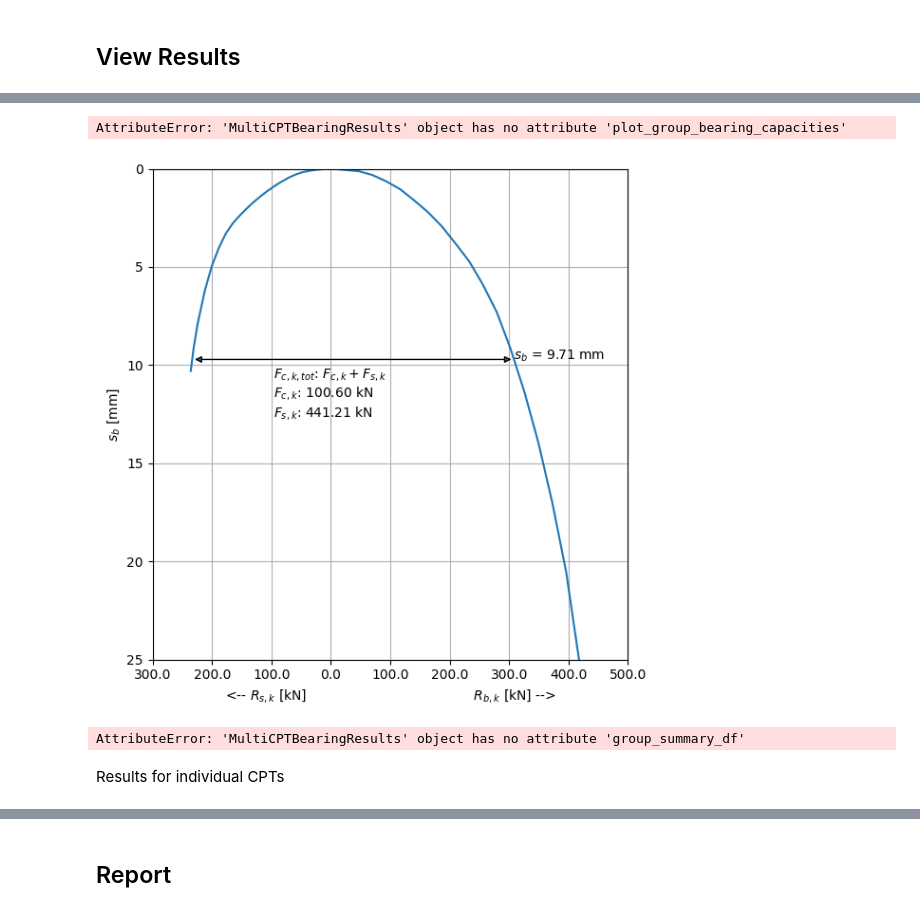
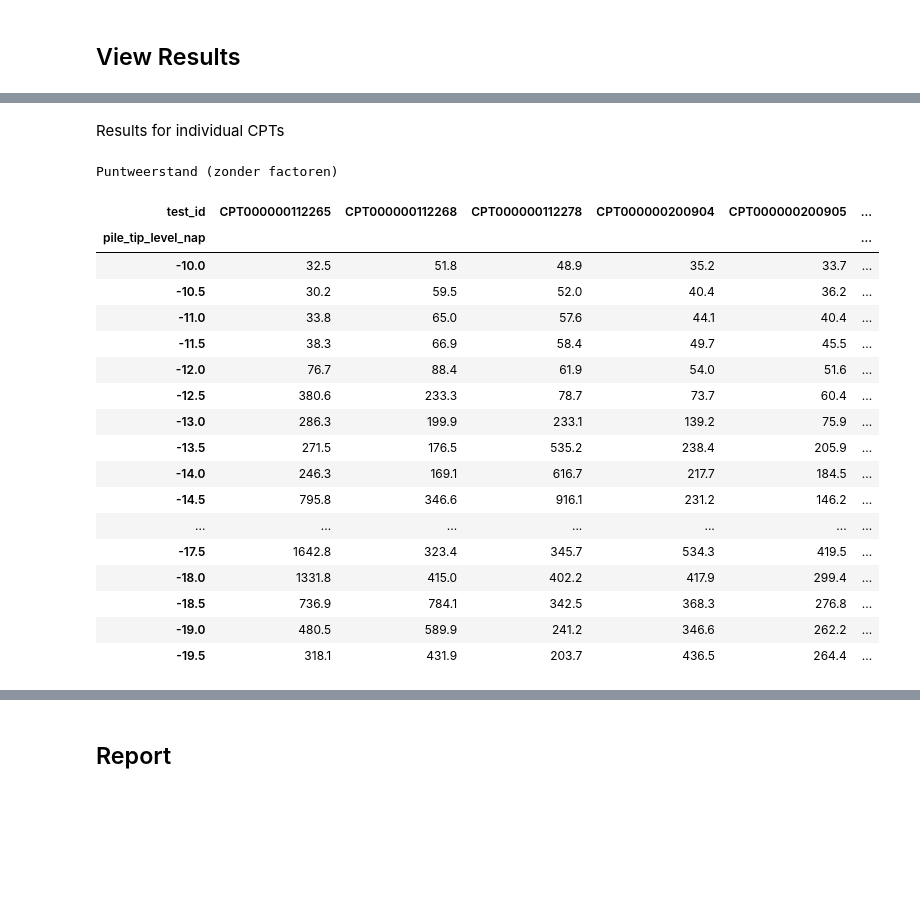
Before and after one commit to cemsbv/py-pilecore, a Jupyter notebook: notebooks/PileCore_multi_cpt.ipynb, the cells around one changed output, grey strips where cells are left out. Drawn from its saved outputs; the diff is of its cells as text; code cells hidden in the pictures; blank space fills up the shorter version.

```diff
--- a/notebooks/PileCore_multi_cpt.ipynb
+++ b/notebooks/PileCore_multi_cpt.ipynb
@@ -526,21 +577,29 @@ AttributeError: 'dict' object has no attribute 'plot_qc'
-# %%
-results.plot_group_bearing_capacities();
-# %% [output]
-AttributeError: 'MultiCPTBearingResults' object has no attribute 'plot_group_bearing_capacities'
-# %%
-results.plot_load_settlement(-18);
-# %% [output]
-[figure, removed]
-# %%
-results.group_summary_df.round(2)
-# %% [output]
-AttributeError: 'MultiCPTBearingResults' object has no attribute 'group_summary_df'
 # %% [markdown]
 Results for individual CPTs
 # %%
-R_b_cal = results.get_results_per_cpt(column_name="R_b_cal").round(1)
+R_b_cal = results.cpt_results.get_results_per_cpt(column_name="R_b_cal").round(1)
 # R_b_cal.to_csv(f"{project_name} puntweerstand (zonder factoren).csv")
 
 print("Puntweerstand (zonder factoren)")
 R_b_cal
+# %% [output]
+Puntweerstand (zonder factoren)
+| test_id | CPT000000112265 | CPT000000112268 | CPT000000112278 | CPT000000200904 | CPT000000200905 | ... |
+| pile_tip_level_nap |  |  |  |  |  | ... |
+| -10.0 | 32.5 | 51.8 | 48.9 | 35.2 | 33.7 | ... |
+| -10.5 | 30.2 | 59.5 | 52.0 | 40.4 | 36.2 | ... |
+| -11.0 | 33.8 | 65.0 | 57.6 | 44.1 | 40.4 | ... |
+| -11.5 | 38.3 | 66.9 | 58.4 | 49.7 | 45.5 | ... |
+| -12.0 | 76.7 | 88.4 | 61.9 | 54.0 | 51.6 | ... |
+| -12.5 | 380.6 | 233.3 | 78.7 | 73.7 | 60.4 | ... |
+| -13.0 | 286.3 | 199.9 | 233.1 | 139.2 | 75.9 | ... |
+| -13.5 | 271.5 | 176.5 | 535.2 | 238.4 | 205.9 | ... |
+| -14.0 | 246.3 | 169.1 | 616.7 | 217.7 | 184.5 | ... |
+| -14.5 | 795.8 | 346.6 | 916.1 | 231.2 | 146.2 | ... |
+| ... | ... | ... | ... | ... | ... | ... |
+| -17.5 | 1642.8 | 323.4 | 345.7 | 534.3 | 419.5 | ... |
+| -18.0 | 1331.8 | 415.0 | 402.2 | 417.9 | 299.4 | ... |
+| -18.5 | 736.9 | 784.1 | 342.5 | 368.3 | 276.8 | ... |
+| -19.0 | 480.5 | 589.9 | 241.2 | 346.6 | 262.2 | ... |
+| -19.5 | 318.1 | 431.9 | 203.7 | 436.5 | 264.4 | ... |
 # %%
```
Also changed, not shown: parts of 31 cells of this notebook.
